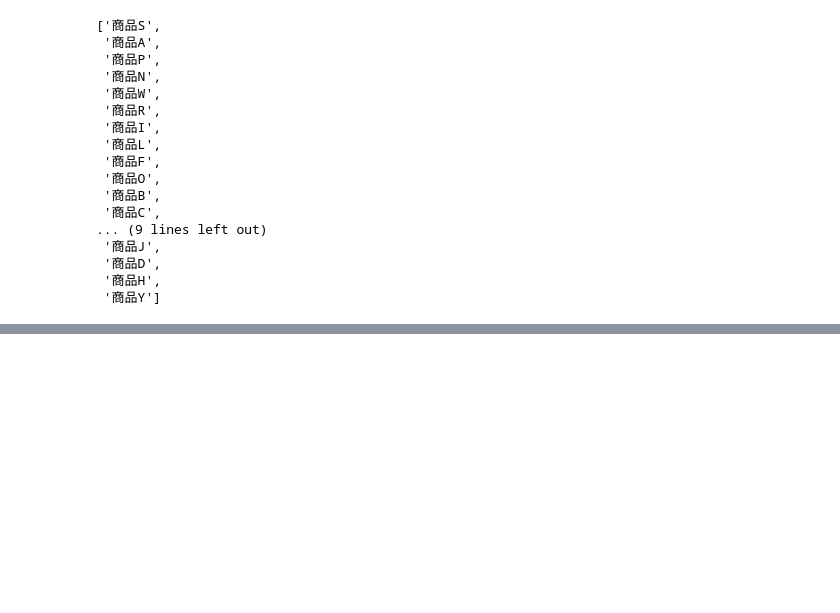
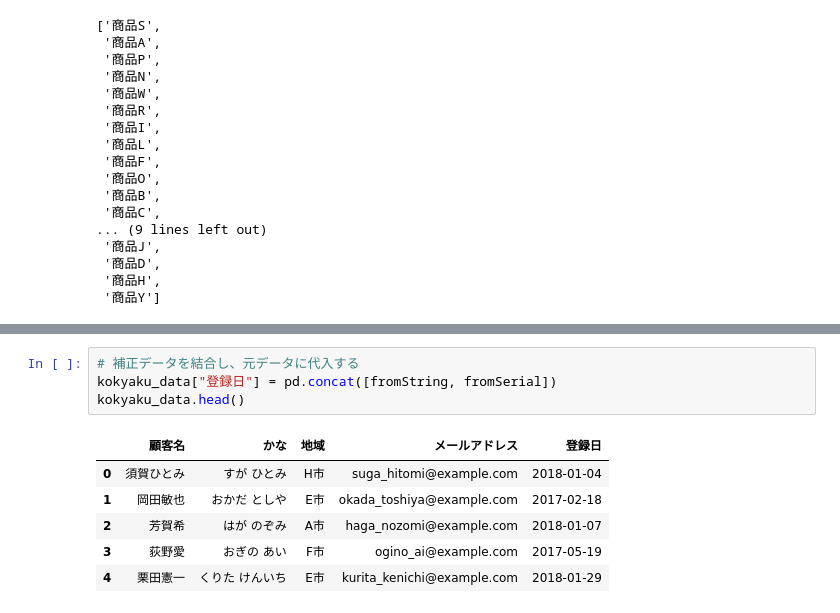
Before and after one commit to hgssnk/data_analysis, a Jupyter notebook: 02_小売店のデータ加工.ipynb, the cells around one changed output, grey strips where cells are left out. Drawn from its saved outputs; the diff is of its cells as text; blank space fills up the shorter version.

```diff
--- a/02_小売店のデータ加工.ipynb
+++ b/02_小売店のデータ加工.ipynb
@@ -153,0 +246,11 @@ dtype: bool
+# %%
+# 補正データを結合し、元データに代入する
+kokyaku_data["登録日"] = pd.concat([fromString, fromSerial])
+kokyaku_data.head()
+# %% [output]
+|  | 顧客名 | かな | 地域 | メールアドレス | 登録日 |
+| 0 | 須賀ひとみ | すが ひとみ | H市 | suga_hitomi@example.com | 2018-01-04 |
+| 1 | 岡田敏也 | おかだ としや | E市 | okada_toshiya@example.com | 2017-02-18 |
+| 2 | 芳賀希 | はが のぞみ | A市 | haga_nozomi@example.com | 2018-01-07 |
+| 3 | 荻野愛 | おぎの あい | F市 | ogino_ai@example.com | 2017-05-19 |
+| 4 | 栗田憲一 | くりた けんいち | E市 | kurita_kenichi@example.com | 2018-01-29 |
```
Also changed, not shown: parts of 15 cells of this notebook, 1 other file.
